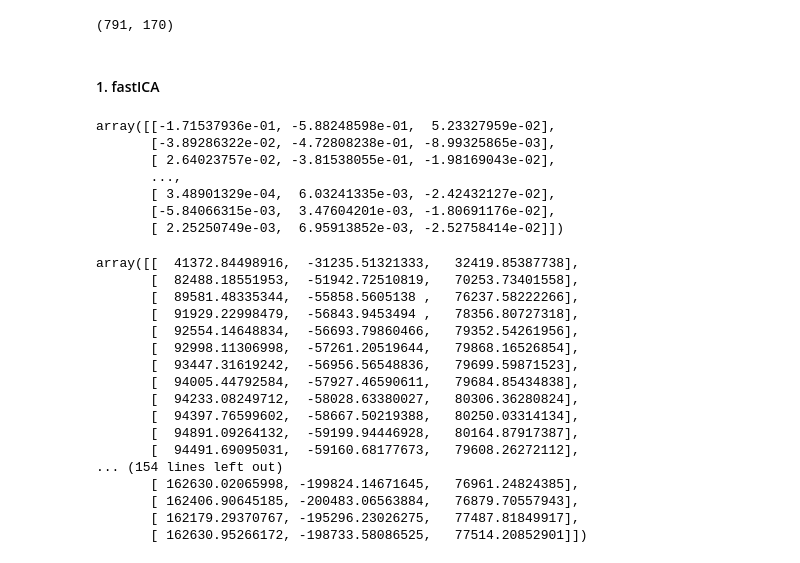
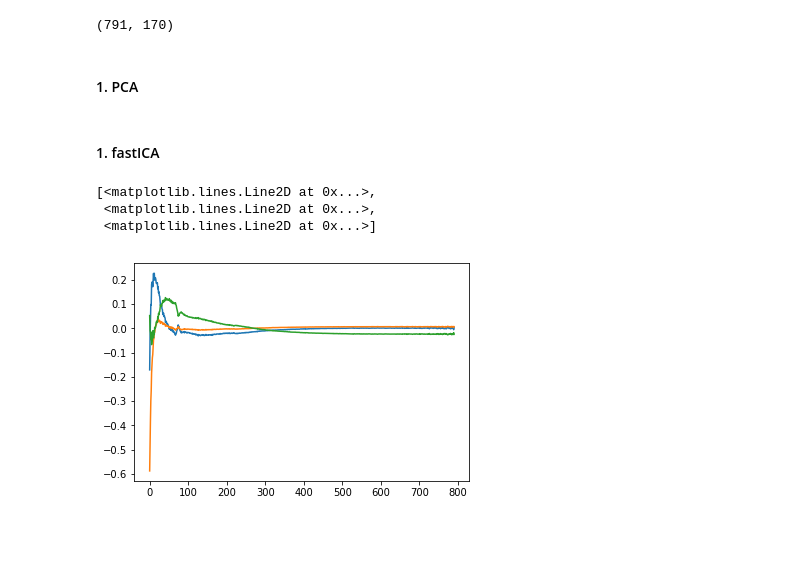
Before and after one commit to fredericpoitevin/trSAXS, a Jupyter notebook: Analysis of S-layers crystallization kinetics monitored with tr-SAXS.ipynb, the cells around one changed output. Cells and saved outputs as stored; diff of their text form; code cells hidden in the pictures; blank space fills up the shorter version.

```diff
--- a/Analysis of S-layers crystallization kinetics monitored with tr-SAXS.ipynb
+++ b/Analysis of S-layers crystallization kinetics monitored with tr-SAXS.ipynb
@@ -39,6 +39,8 @@ plt.show()
 data.shape
 # %% [output]
 (791, 170)
+# %% [markdown]
+#### 1. PCA
 # %% [markdown]
 #### 1. fastICA
 # %%
@@ -45,33 +48,11 @@ data.shape
 ica = FastICA(n_components=3)
 S_ = ica.fit_transform(data)  # Reconstruct signals
 A_ = ica.mixing_  # Get estimated mixing matrix
-# %%
-S_
-# %% [output]
-array([[-1.71537936e-01, -5.88248598e-01,  5.23327959e-02],
-       [-3.89286322e-02, -4.72808238e-01, -8.99325865e-03],
-       [ 2.64023757e-02, -3.81538055e-01, -1.98169043e-02],
-       ...,
-       [ 3.48901329e-04,  6.03241335e-03, -2.42432127e-02],
-       [-5.84066315e-03,  3.47604201e-03, -1.80691176e-02],
-       [ 2.25250749e-03,  6.95913852e-03, -2.52758414e-02]])
-# %%
-A_
-# %% [output]
-array([[  41372.84498916,  -31235.51321333,   32419.85387738],
-       [  82488.18551953,  -51942.72510819,   70253.73401558],
-       [  89581.48335344,  -55858.5605138 ,   76237.58222266],
-       [  91929.22998479,  -56843.9453494 ,   78356.80727318],
-       [  92554.14648834,  -56693.79860466,   79352.54261956],
-       [  92998.11306998,  -57261.20519644,   79868.16526854],
-       [  93447.31619242,  -56956.56548836,   79699.59871523],
-       [  94005.44792584,  -57927.46590611,   79684.85434838],
-       [  94233.08249712,  -58028.63380027,   80306.36280824],
-       [  94397.76599602,  -58667.50219388,   80250.03314134],
-       [  94891.09264132,  -59199.94446928,   80164.87917387],
-       [  94491.69095031,  -59160.68177673,   79608.26272112],
-... (154 lines left out)
-       [ 162630.02065998, -199824.14671645,   76961.24824385],
-       [ 162406.90645185, -200483.06563884,   76879.70557943],
-       [ 162179.29370767, -195296.23026275,   77487.81849917],
-       [ 162630.95266172, -198733.58086525,   77514.20852901]])
+# %%
+S_
+plt.plot(S_)
+# %% [output]
+[<matplotlib.lines.Line2D at 0x...>,
+ <matplotlib.lines.Line2D at 0x...>,
+ <matplotlib.lines.Line2D at 0x...>]
+[figure, added]
```
Also changed, not shown: parts of 2 cells of this notebook.
